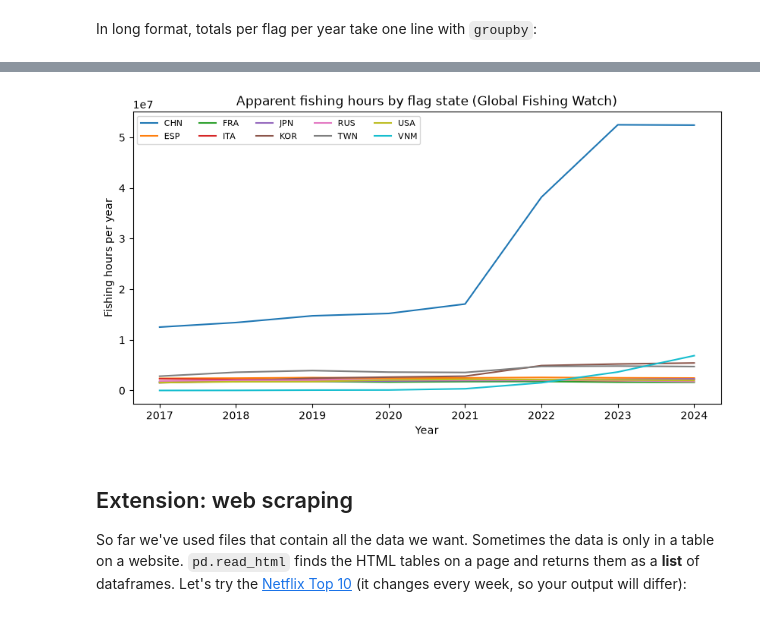
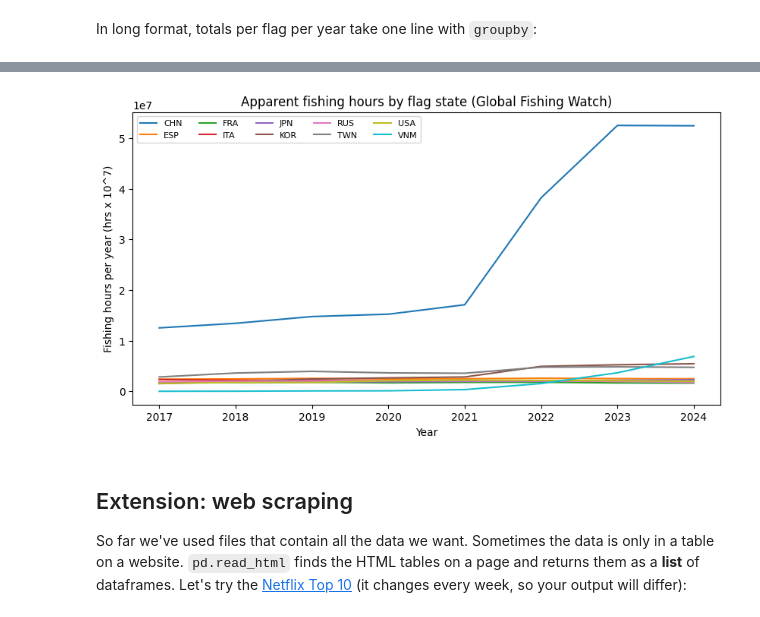
Before and after one commit to ellecarpenter/QM2, a Jupyter notebook: w02_pandas_uclqgc3.ipynb, the cells around one changed output, grey strips where cells are left out. Saved outputs shown, nothing was run; the diff lists cells and outputs as text; code cells hidden in the pictures.

```diff
--- a/w02_pandas_uclqgc3.ipynb
+++ b/w02_pandas_uclqgc3.ipynb
@@ -331,12 +504,13 @@ annual
 # %%
+# T.plot - .T swaps rows and columns. Before .T => rows were countries and columns were years (2017, 2018, etc.). This swaps them
 annual.T.plot()
 plt.title("Apparent fishing hours by flag state (Global Fishing Watch)")
 plt.xlabel("Year")
-plt.ylabel("Fishing hours per year")
+plt.ylabel("Fishing hours per year (hrs x 10^7)")
 plt.legend(ncol=5, fontsize=8)
 plt.show()
 # %% [output]
-[figure, old version]
+[figure, new version]
 # %% [markdown]
 ## Extension: web scraping
 
```
Also changed, not shown: parts of 32 cells of this notebook.
